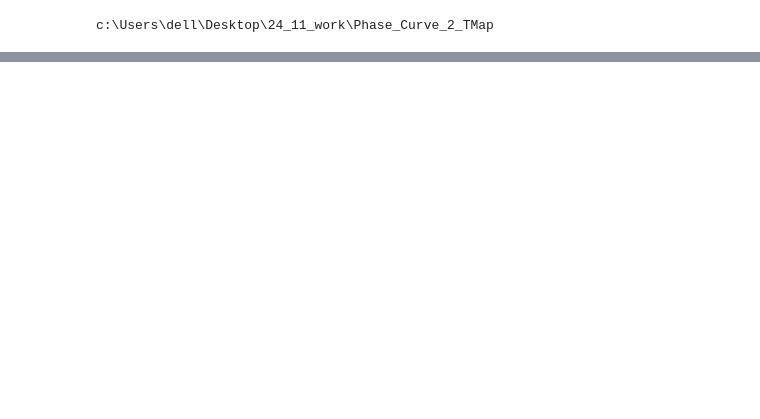
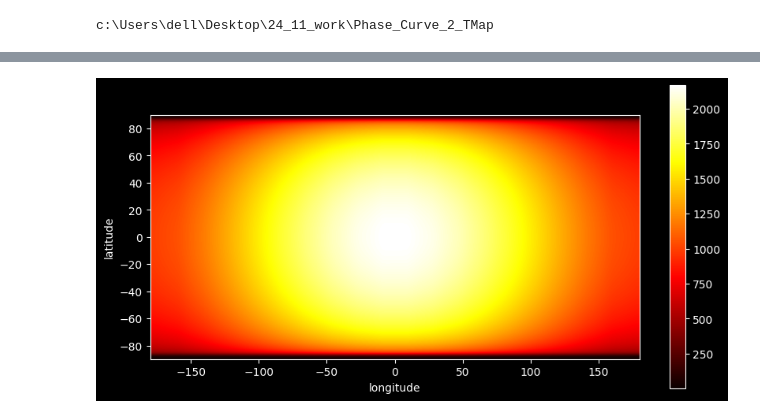
Before and after one commit to lhlphy/Phase_curve_To_TMap, a Jupyter notebook: source/TMap.ipynb, the cells around one changed output, grey strips where cells are left out. Drawn from its saved outputs; the diff is of its cells as text; code cells hidden in the pictures; blank space fills up the shorter version.

Commit message:
2D Tmap

```diff
--- a/source/TMap.ipynb
+++ b/source/TMap.ipynb
@@ -181,0 +190,29 @@ Time:  0.6249983310699463  s
+# %%
+# calculate phase curve map(2D) of the planet
+from scipy.interpolate import interp1d # type: ignore
+phase_list = tmap.phase_list
+equator_T_list = tmap.equator_T_list
+# interpolation
+spl = interp1d(phase_list, equator_T_list, kind='linear')
+
+longitude_list = np.linspace(-np.pi, np.pi, 100)
+latitude_list = np.linspace(-np.pi/2, np.pi/2, 50)
+
+Tmap = np.zeros((len(latitude_list), len(longitude_list))) # 2D Temperature map
+
+for i, latitude in enumerate(latitude_list):
+    for j, longitude in enumerate(longitude_list):
+        Tmap[i, j] = spl(longitude) * np.cos(latitude)**(1/4)
+
+def Plot_2Dmap(Tmap, longitude_list, latitude_list):
+    fig, ax = plt.subplots(figsize=(10, 5))
+    # im = ax.pcolormesh(longitude_list *180/np.pi, latitude_list *180/np.pi, Tmap, cmap = 'hot')
+    im = ax.imshow(Tmap, extent=[-180, 180, -90, 90], cmap='hot', interpolation='gaussian')
+    ax.set_xlabel('longitude')
+    ax.set_ylabel('latitude')
+    fig.colorbar(im, ax=ax)
+    plt.show()
+
+Plot_2Dmap(Tmap, longitude_list, latitude_list)
+# %% [output]
+[figure, added]
```
Also changed, not shown: parts of 3 cells of this notebook, 1 other file.
